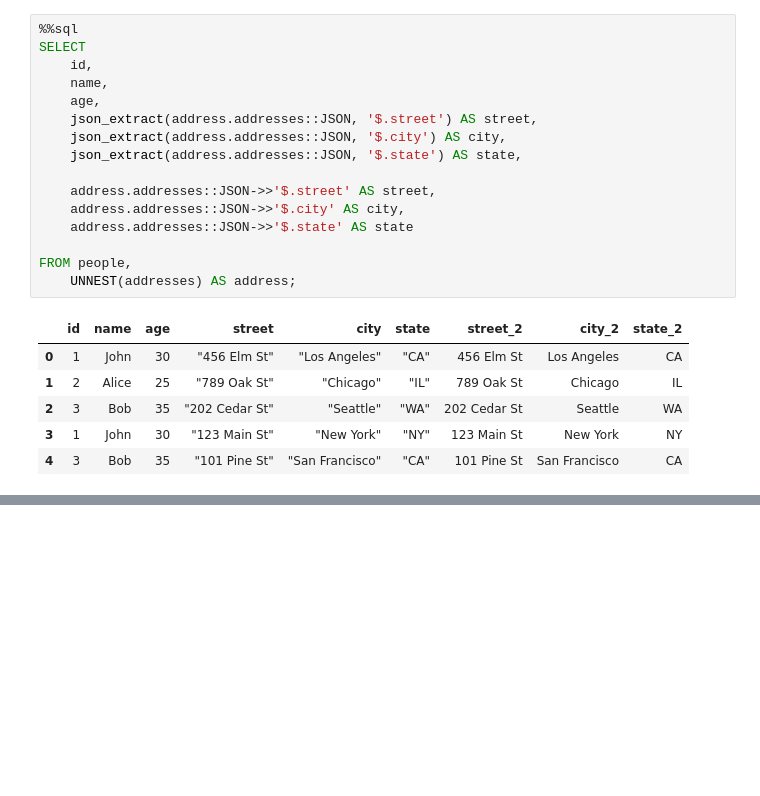
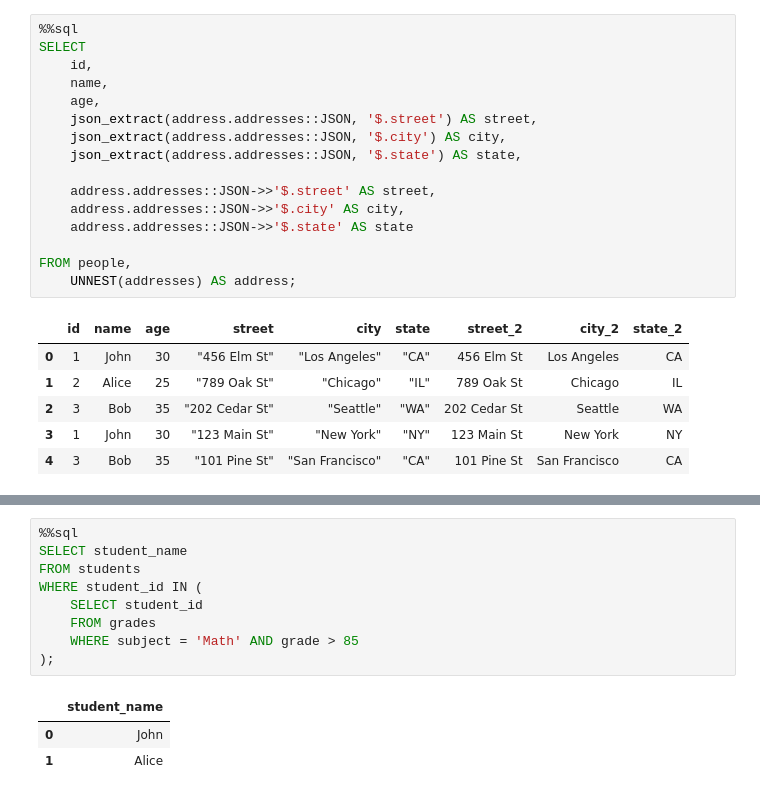
Before and after one commit to dmenezesgabriel/py-hello-duckdb, a Jupyter notebook: notebooks/hello.ipynb, the cells around one changed output, grey strips where cells are left out. Saved outputs shown, nothing was run; the diff lists cells and outputs as text; blank space fills up the shorter version.

```diff
--- a/notebooks/hello.ipynb
+++ b/notebooks/hello.ipynb
@@ -143,0 +175,13 @@ FROM people,
+# %%
+%%sql
+SELECT student_name
+FROM students
+WHERE student_id IN (
+    SELECT student_id
+    FROM grades
+    WHERE subject = 'Math' AND grade > 85
+);
+# %% [output]
+|  | student_name |
+| 0 | John |
+| 1 | Alice |
```
Also changed, not shown: parts of 3 cells of this notebook.
